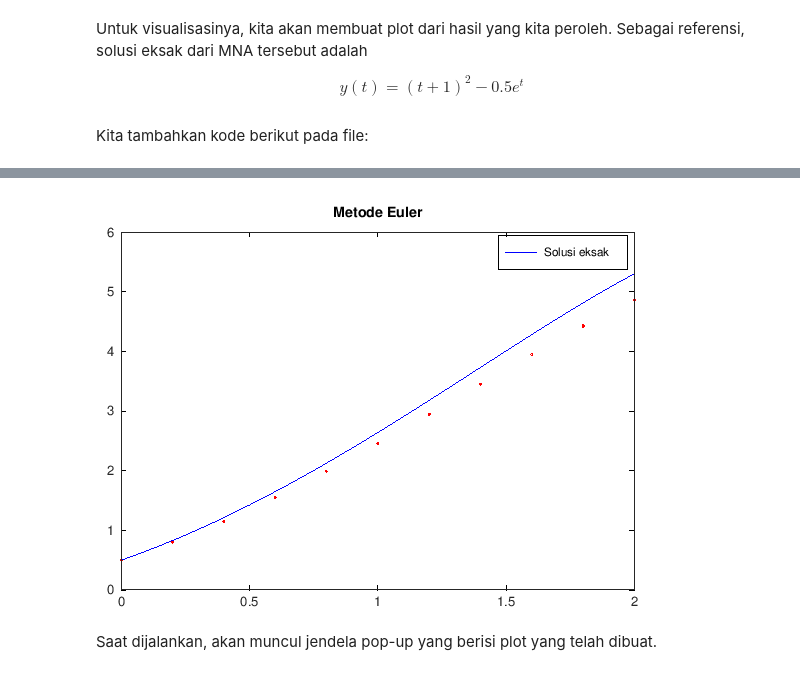
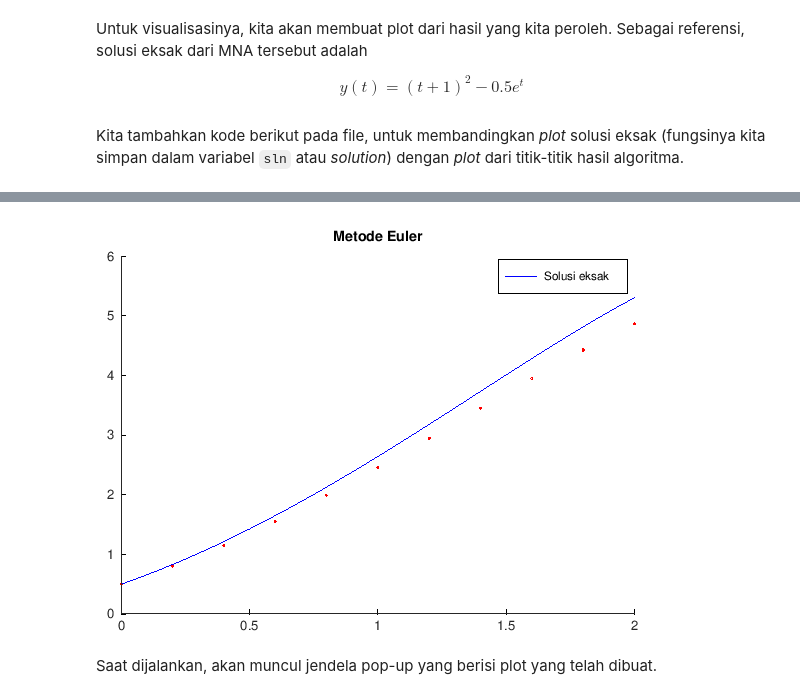
Before and after one commit to aslab-math-ui/modul-prak, a Jupyter notebook: semuahalaman/modulprak/2024/genap/pdnum/modul2.ipynb, the cells around one changed output, grey strips where cells are left out. Saved outputs shown, nothing was run; the diff lists cells and outputs as text; code cells hidden in the pictures.

```diff
--- a/semuahalaman/modulprak/2024/genap/pdnum/modul2.ipynb
+++ b/semuahalaman/modulprak/2024/genap/pdnum/modul2.ipynb
@@ -312,12 +332,12 @@ ans =
 Untuk visualisasinya, kita akan membuat plot dari hasil yang kita peroleh. Sebagai referensi, solusi eksak dari MNA tersebut adalah
 
 $$y(t)=(t+1)^2- 0.5 e^t$$
-# %% [markdown]
-Kita tambahkan kode berikut pada file:
+# %% [markdown]
+Kita tambahkan kode berikut pada file, untuk membandingkan *plot* solusi eksak (fungsinya kita simpan dalam variabel `sln` atau *solution*) dengan *plot* dari titik-titik hasil algoritma.
 # %%
-sln = @(t) (t + 1)^2 - 0.5 * exp(t);
+sln = @(t) (t + 1).^2 - 0.5 * exp(t);
+hold on;
 fplot(sln, [0, 2], 'b');
-hold on;
 scatter(t_euler, w_euler, 'r');
 legend('Solusi eksak', 'Metode Euler');
 title("Metode Euler");
@@ -328,4 +345,4 @@ warning: called from
-[figure, old version]
+[figure, new version]
 # %% [markdown]
 Saat dijalankan, akan muncul jendela pop-up yang berisi plot yang telah dibuat.
 # %% [markdown]
```
Also changed, not shown: parts of 24 cells of this notebook.
